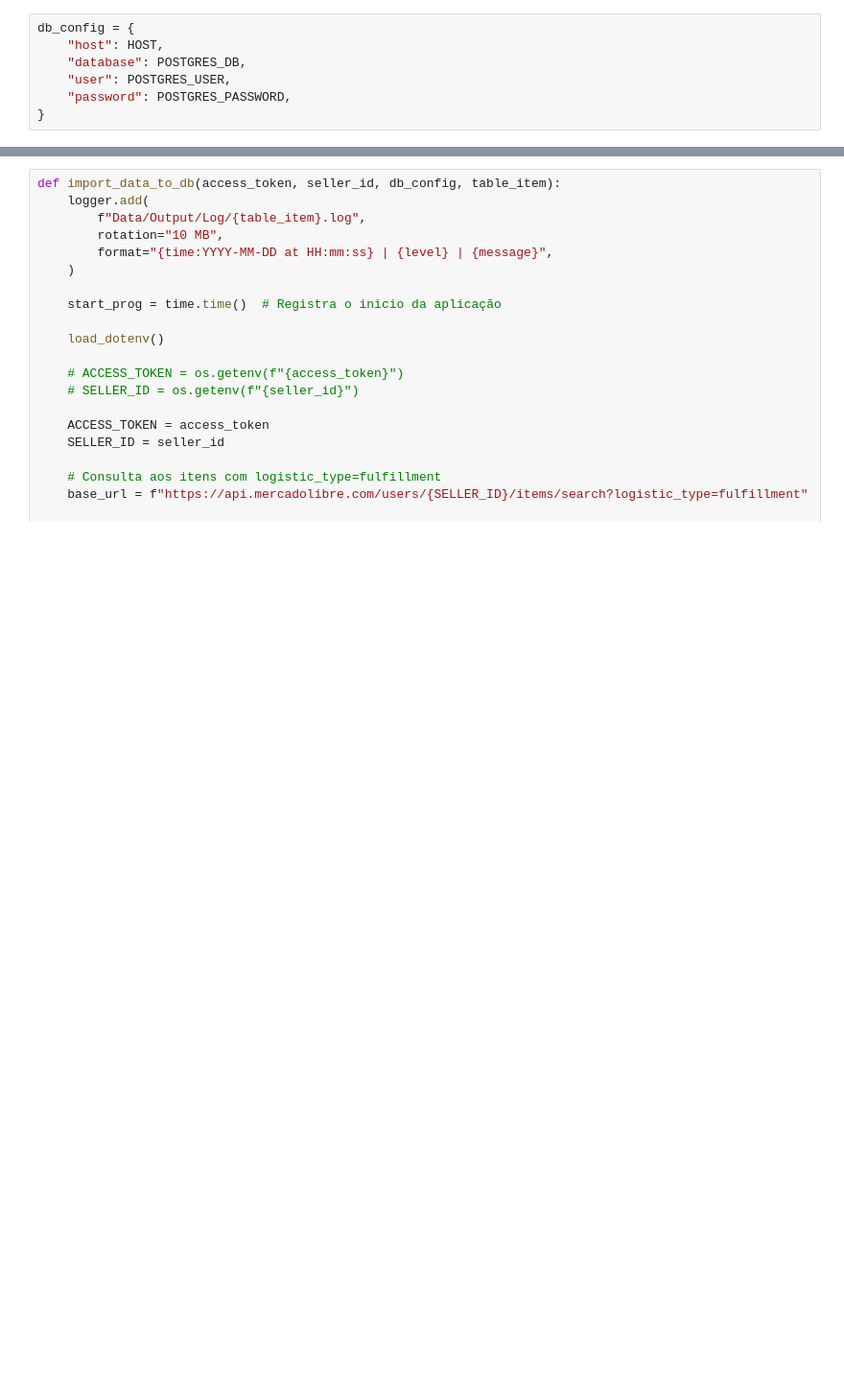
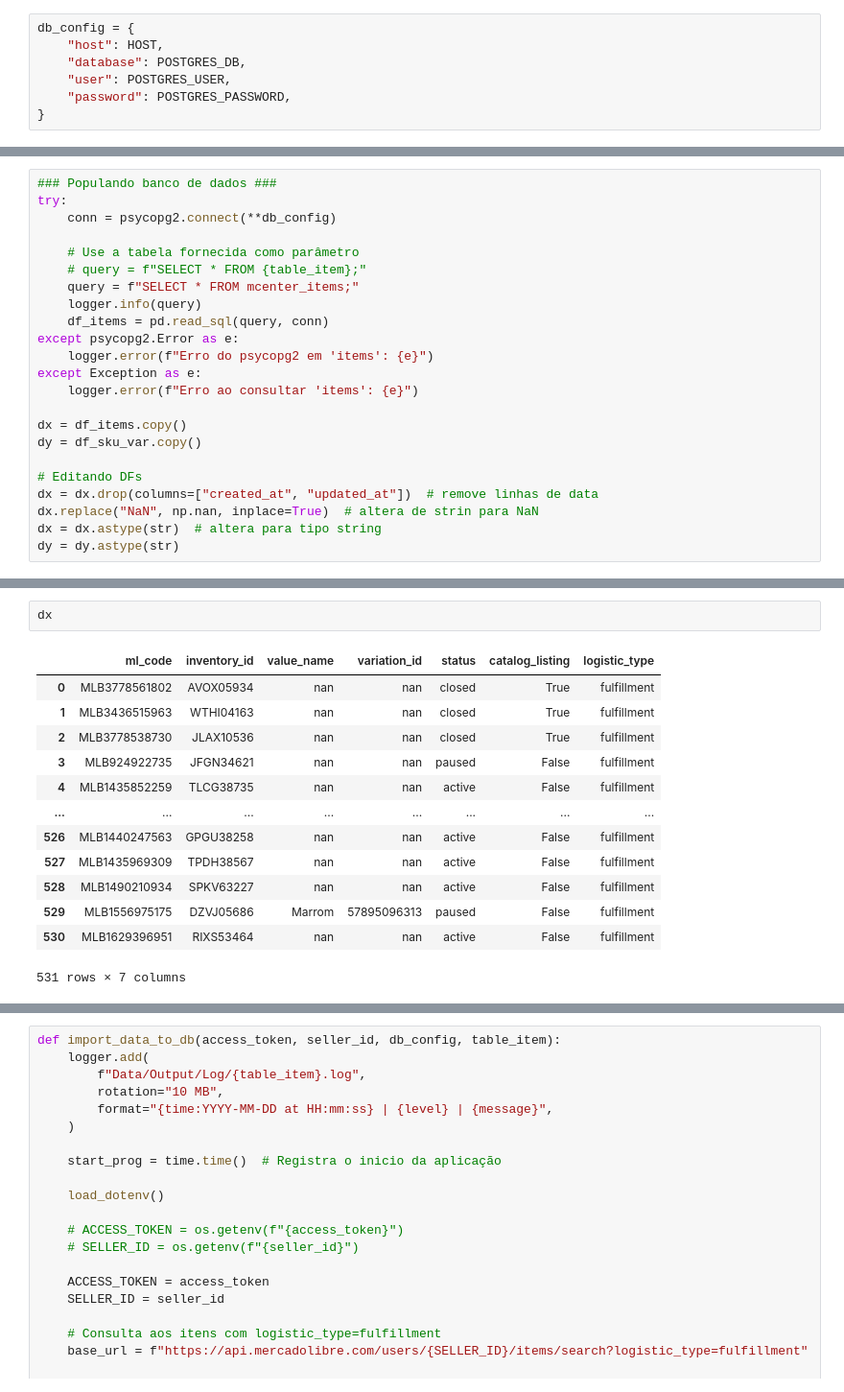
Before and after one commit to lpcoutinho/mcenter_streamlit, a Jupyter notebook: Notebooks/rotinas/get_items.ipynb, the cells around one changed output, grey strips where cells are left out. Shown: that part at 96% size. Cells and saved outputs as stored; diff of their text form; blank space fills up the shorter version.

```diff
--- a/Notebooks/rotinas/get_items.ipynb
+++ b/Notebooks/rotinas/get_items.ipynb
@@ -36,0 +332,23 @@ db_config = {
+# %%
+### Populando banco de dados ###
+try:
+    conn = psycopg2.connect(**db_config)
+
+    # Use a tabela fornecida como parâmetro
+    # query = f"SELECT * FROM {table_item};"
+    query = f"SELECT * FROM mcenter_items;"
+    logger.info(query)
+    df_items = pd.read_sql(query, conn)
+except psycopg2.Error as e:
+    logger.error(f"Erro do psycopg2 em 'items': {e}")
+except Exception as e:
+    logger.error(f"Erro ao consultar 'items': {e}")
+
+dx = df_items.copy()
+dy = df_sku_var.copy()
+
+# Editando DFs
+dx = dx.drop(columns=["created_at", "updated_at"])  # remove linhas de data
+dx.replace("NaN", np.nan, inplace=True)  # altera de strin para NaN
+dx = dx.astype(str)  # altera para tipo string
+dy = dy.astype(str)
@@ -36,0 +357,16 @@ db_config = {
+# %%
+dx
+# %% [output]
+|  | ml_code | inventory_id | value_name | variation_id | status | catalog_listing | logistic_type |
+| 0 | MLB3778561802 | AVOX05934 | nan | nan | closed | True | fulfillment |
+| 1 | MLB3436515963 | WTHI04163 | nan | nan | closed | True | fulfillment |
+| 2 | MLB3778538730 | JLAX10536 | nan | nan | closed | True | fulfillment |
+| 3 | MLB924922735 | JFGN34621 | nan | nan | paused | False | fulfillment |
+| 4 | MLB1435852259 | TLCG38735 | nan | nan | active | False | fulfillment |
+| ... | ... | ... | ... | ... | ... | ... | ... |
+| 526 | MLB1440247563 | GPGU38258 | nan | nan | active | False | fulfillment |
+| 527 | MLB1435969309 | TPDH38567 | nan | nan | active | False | fulfillment |
+| 528 | MLB1490210934 | SPKV63227 | nan | nan | active | False | fulfillment |
+| 529 | MLB1556975175 | DZVJ05686 | Marrom | 57895096313 | paused | False | fulfillment |
+| 530 | MLB1629396951 | RIXS53464 | nan | nan | active | False | fulfillment |
+531 rows × 7 columns
```
Also changed, not shown: parts of 34 cells of this notebook, 11 other files.
